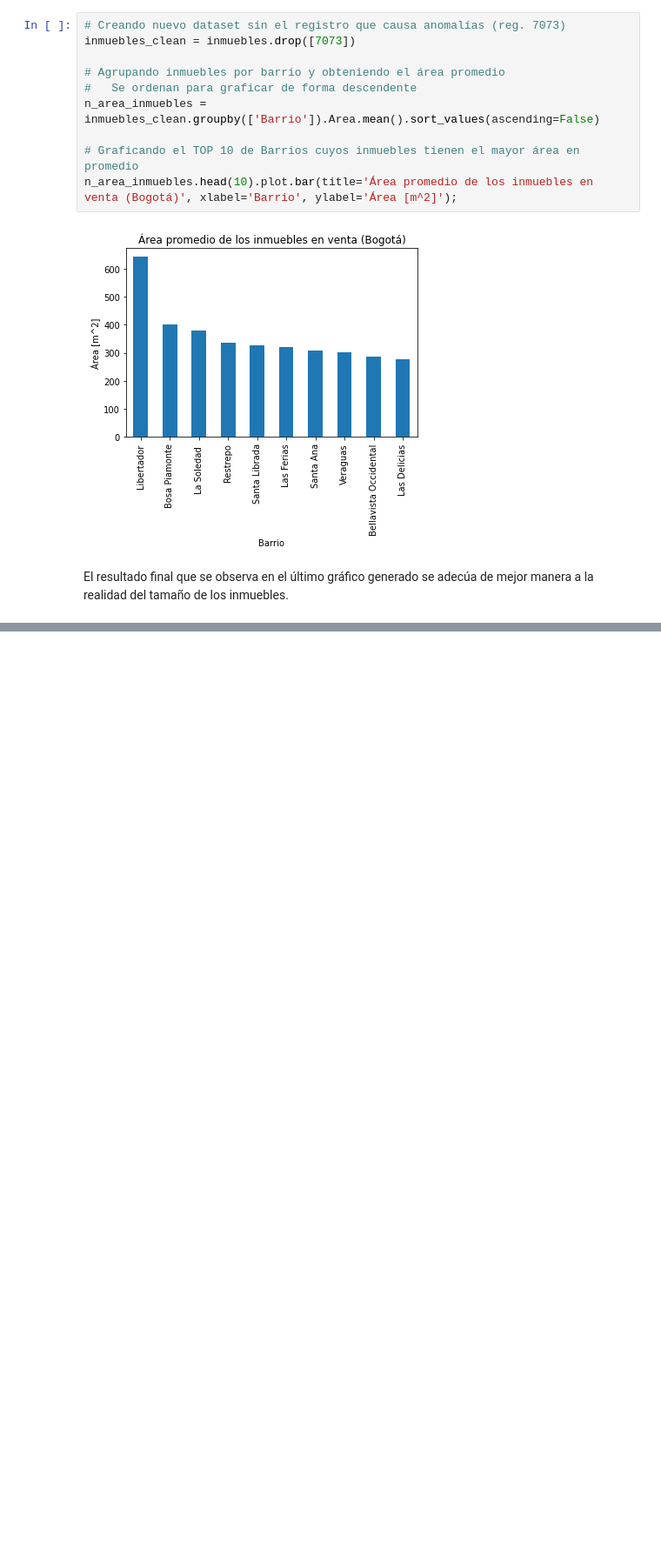
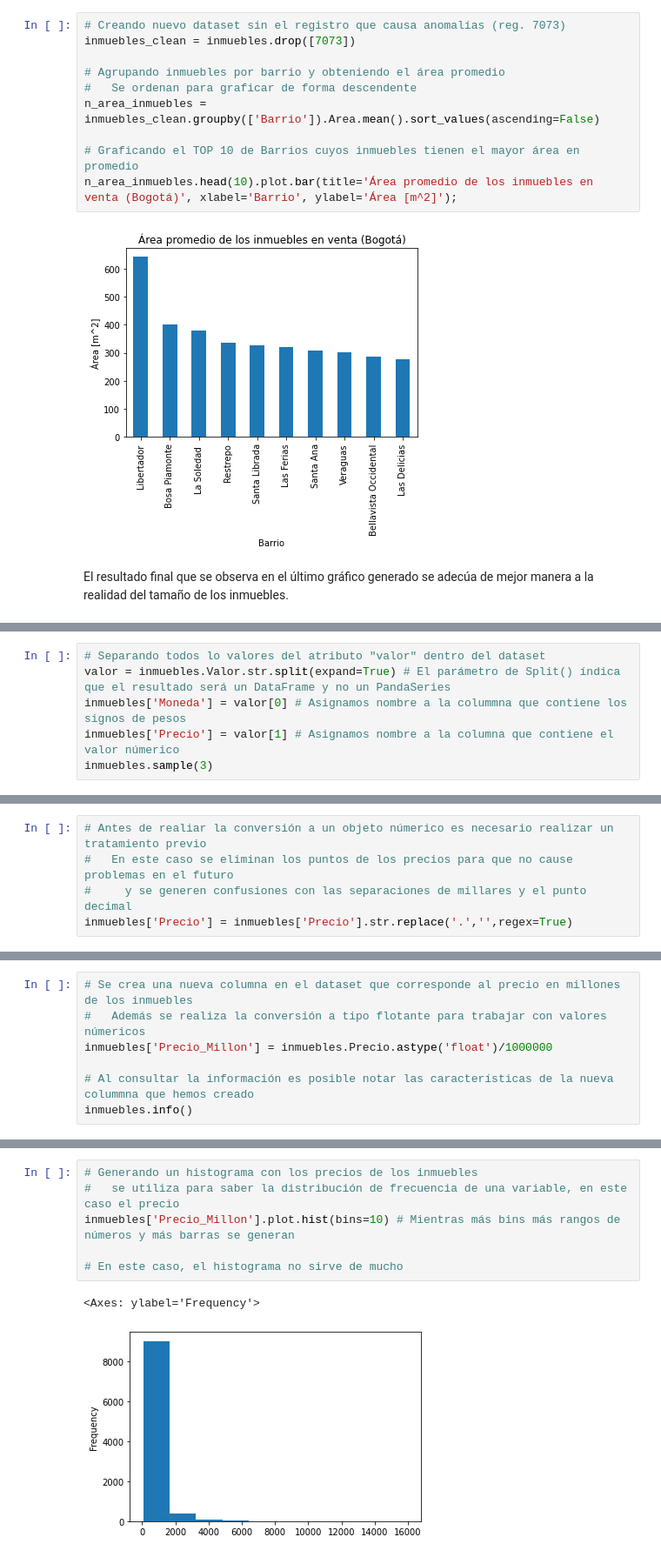
Before and after one commit to JuanLG1998/InmersionDatosALURA, a Jupyter notebook: INMERSION_DATOS.ipynb, the cells around one changed output, grey strips where cells are left out. Shown: that part at 87% size. Drawn from its saved outputs; the diff is of its cells as text; blank space fills up the shorter version.

```diff
--- a/INMERSION_DATOS.ipynb
+++ b/INMERSION_DATOS.ipynb
@@ -322,0 +376,6 @@ El resultado final que se observa en el último gráfico generado se adecúa de
+# %%
+# Separando todos lo valores del atributo "valor" dentro del dataset
+valor = inmuebles.Valor.str.split(expand=True) # El parámetro de Split() índica que el resultado será un DataFrame y no un PandaSeries
+inmuebles['Moneda'] = valor[0] # Asignamos nombre a la colummna que contiene los signos de pesos
+inmuebles['Precio'] = valor[1] # Asignamos nombre a la columna que contiene el valor númerico
+inmuebles.sample(3)
@@ -322,0 +410,5 @@ El resultado final que se observa en el último gráfico generado se adecúa de
+# %%
+# Antes de realiar la conversión a un objeto númerico es necesario realizar un tratamiento previo
+#   En este caso se eliminan los puntos de los precios para que no cause problemas en el futuro
+#     y se generen confusiones con las separaciones de millares y el punto decimal
+inmuebles['Precio'] = inmuebles['Precio'].str.replace('.','',regex=True)
@@ -322,0 +453,7 @@ El resultado final que se observa en el último gráfico generado se adecúa de
+# %%
+# Se crea una nueva columna en el dataset que corresponde al precio en millones de los inmuebles
+#   Además se realiza la conversión a tipo flotante para trabajar con valores númericos
+inmuebles['Precio_Millon'] = inmuebles.Precio.astype('float')/1000000
+
+# Al consultar la información es posible notar las características de la nueva colummna que hemos creado
+inmuebles.info()
@@ -322,0 +531,9 @@ El resultado final que se observa en el último gráfico generado se adecúa de
+# %%
+# Generando un histograma con los precios de los inmuebles
+#   se utiliza para saber la distribución de frecuencia de una variable, en este caso el precio
+inmuebles['Precio_Millon'].plot.hist(bins=10) # Mientras más bins más rangos de números y más barras se generan
+
+# En este caso, el histograma no sirve de mucho
+# %% [output]
+<Axes: ylabel='Frequency'>
+[figure, added]
```
Also changed, not shown: parts of 25 cells of this notebook.
